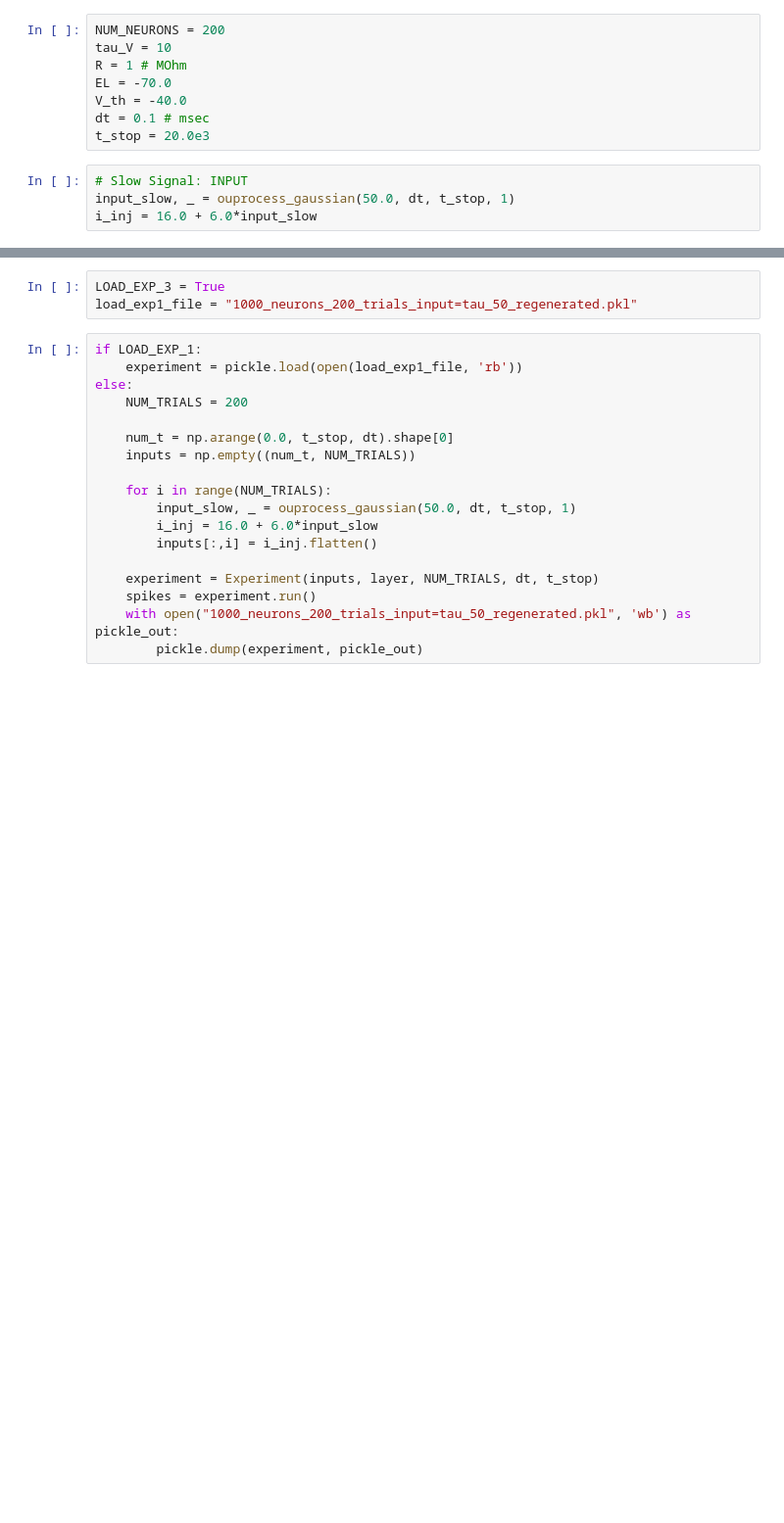
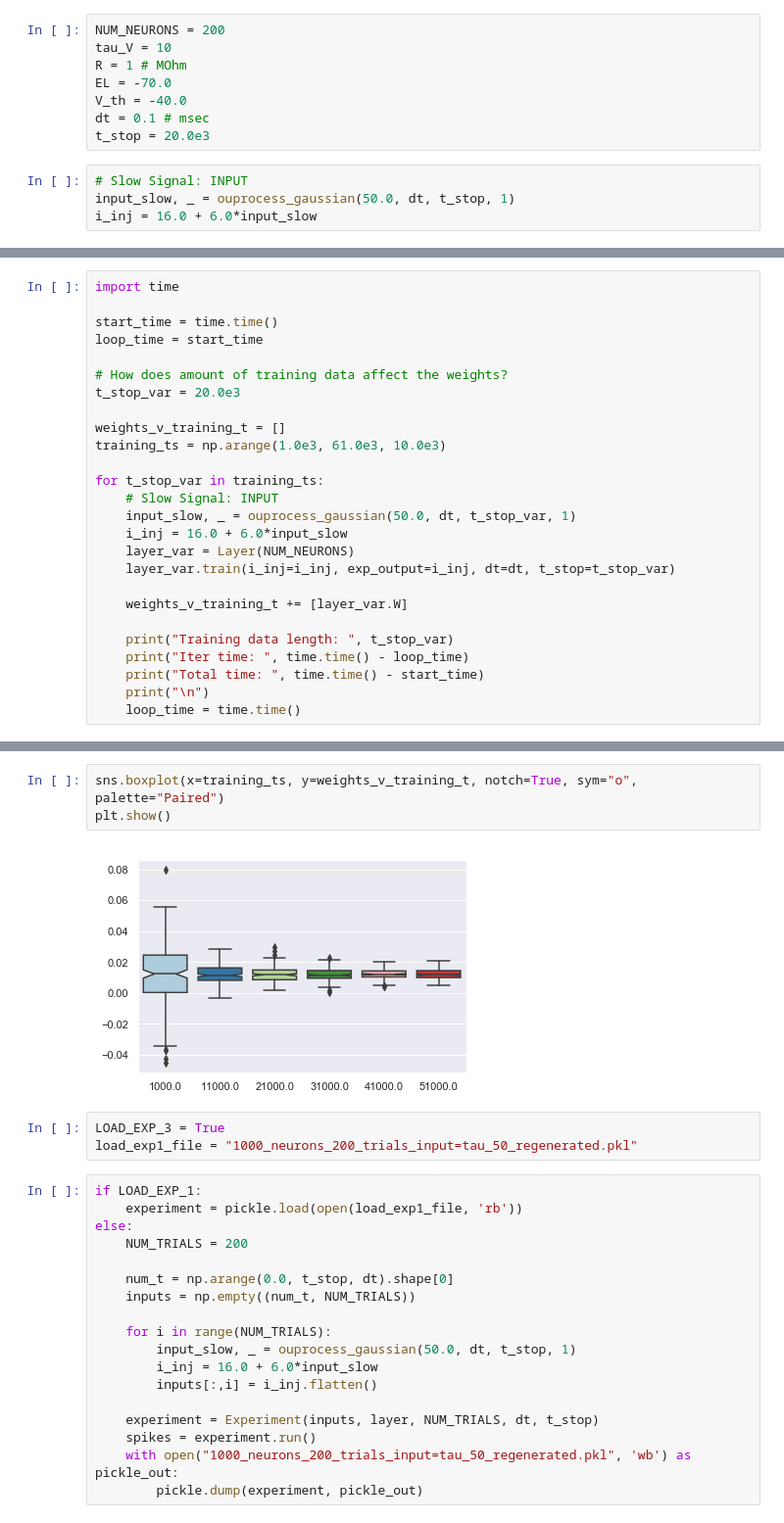
Before and after one commit to nsbspl/async-spike-propagation, a Jupyter notebook: main.ipynb, the cells around one changed output, grey strips where cells are left out. Shown at 98% size. Cells and saved outputs as stored; diff of their text form; blank space fills up the shorter version.

Commit message:
increased training time keeps mean steady but std smaller

```diff
--- a/main.ipynb
+++ b/main.ipynb
@@ -106,0 +129,26 @@ plt.show()
+# %%
+import time
+
+start_time = time.time()
+loop_time = start_time
+
+# How does amount of training data affect the weights?
+t_stop_var = 20.0e3
+
+weights_v_training_t = []
+training_ts = np.arange(1.0e3, 61.0e3, 10.0e3)
+
+for t_stop_var in training_ts:
+    # Slow Signal: INPUT
+    input_slow, _ = ouprocess_gaussian(50.0, dt, t_stop_var, 1)
+    i_inj = 16.0 + 6.0*input_slow
+    layer_var = Layer(NUM_NEURONS)
+    layer_var.train(i_inj=i_inj, exp_output=i_inj, dt=dt, t_stop=t_stop_var)
+
+    weights_v_training_t += [layer_var.W]
+
+    print("Training data length: ", t_stop_var)
+    print("Iter time: ", time.time() - loop_time)
+    print("Total time: ", time.time() - start_time)
+    print("\n")
+    loop_time = time.time()
@@ -107,3 +173,8 @@ plt.show()
+# %%
+sns.boxplot(x=training_ts, y=weights_v_training_t, notch=True, sym="o", palette="Paired")
+plt.show()
+# %% [output]
+[figure, added]
 # %%
 LOAD_EXP_3 = True
 load_exp1_file = "1000_neurons_200_trials_input=tau_50_regenerated.pkl"
```
Also changed, not shown: parts of 14 cells of this notebook.
